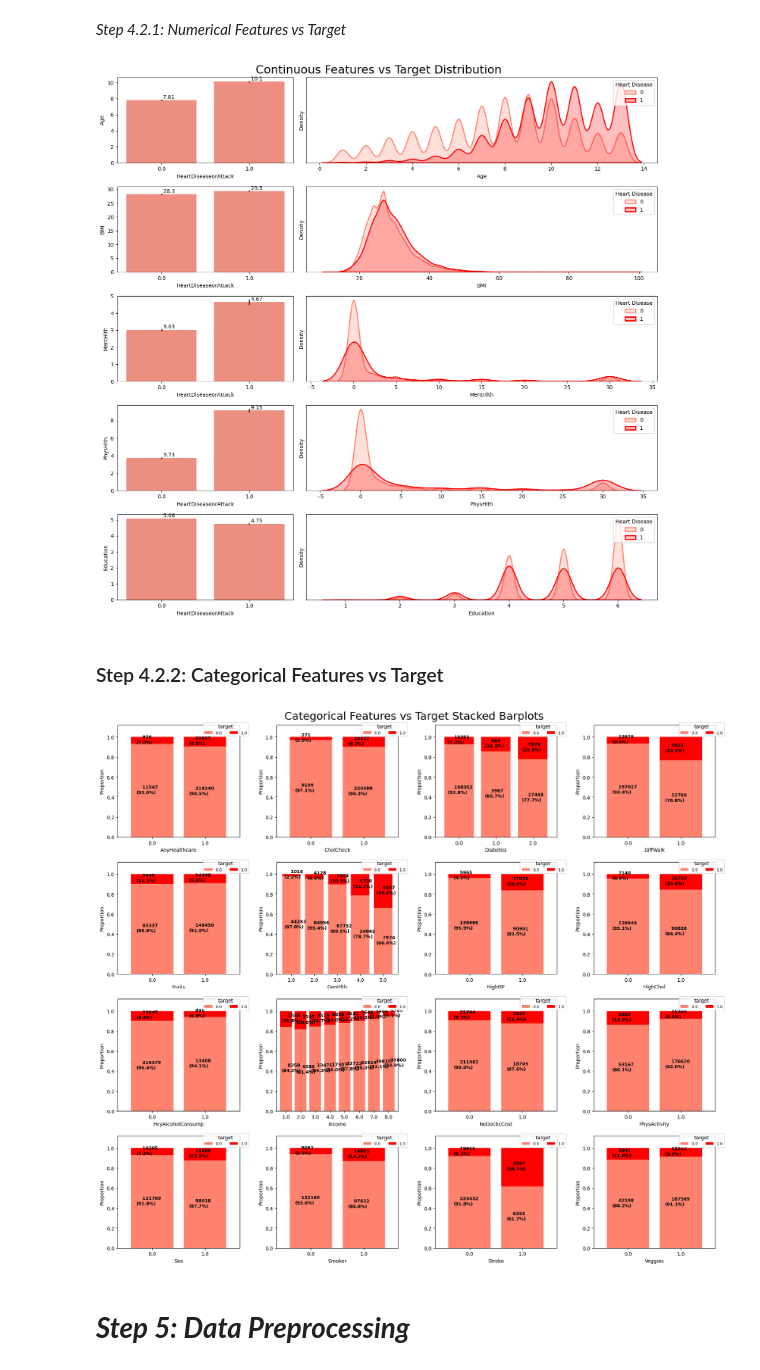
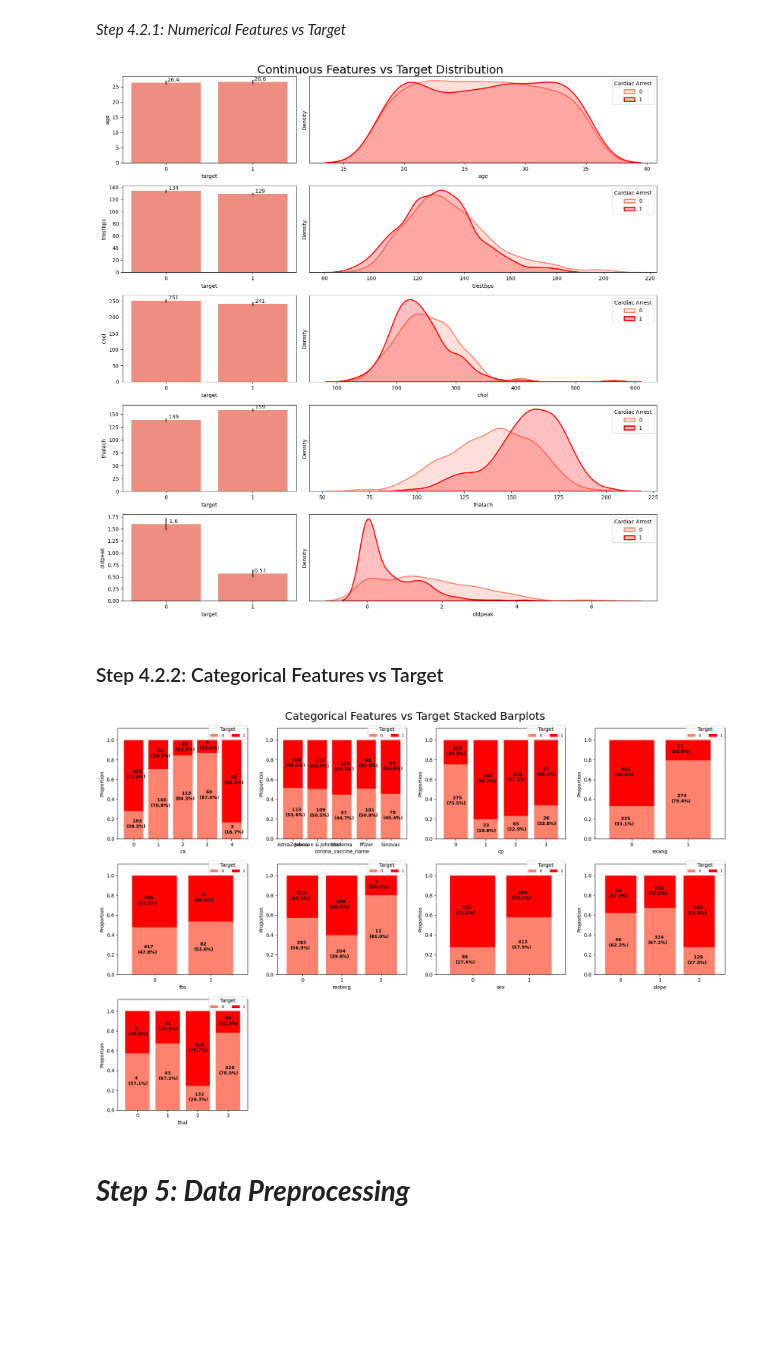
Before and after one commit to Sachin20010517/sca-supervised-prediction-model, a Jupyter notebook: sudden_cardiac_arrest.ipynb, the cells around one changed output. Saved outputs shown, nothing was run; the diff lists cells and outputs as text; code cells hidden in the pictures; blank space fills up the shorter version.

Commit message:
updated the model with new dataset

```diff
--- a/sudden_cardiac_arrest.ipynb
+++ b/sudden_cardiac_arrest.ipynb
@@ -13,6 +13,6 @@ from sklearn.model_selection import train_test_split
 # %% [markdown]
 # ***Step 2: Read Dataset***
 # %%
-sca_df = pd.read_csv('heart_disease_health_indicators_dataset.csv')
+sca_df = pd.read_csv('sudden_cardiac_arrest_dataset.csv')
 sca_df.shape
 # %% [output]
@@ -83,6 +80,6 @@ Number of rows and columns of Training Dataset : (253680, 22)
 # %%
 # Define the continuous features
-continuous_features = ['Age', 'BMI', 'MentHlth', 'PhysHlth', 'Education']
+continuous_features = ['age', 'trestbps', 'chol', 'thalach', 'oldpeak']
 
 # Identify the features to be converted to object data type
 features_to_convert = [feature for feature in sca_df.columns if feature not in continuous_features]
@@ -253,13 +249,13 @@ fig, ax = plt.subplots(len(continuous_features), 2, figsize=(15,15), gridspec_kw
 # Loop through each continuous feature to create barplots and kde plots
 for i, col in enumerate(continuous_features):
     # Barplot showing the mean value of the feature for each target category
-    graph = sns.barplot(data=sca_df, x="HeartDiseaseorAttack", y=col, ax=ax[i,0])
+    graph = sns.barplot(data=sca_df, x="target", y=col, ax=ax[i,0])
 
     # KDE plot showing the distribution of the feature for each target category
-    sns.kdeplot(data=sca_df[sca_df["HeartDiseaseorAttack"]==0], x=col, fill=True, linewidth=2, ax=ax[i,1], label='0')
-    sns.kdeplot(data=sca_df[sca_df["HeartDiseaseorAttack"]==1], x=col, fill=True, linewidth=2, ax=ax[i,1], label='1')
+    sns.kdeplot(data=sca_df[sca_df["target"]==0], x=col, fill=True, linewidth=2, ax=ax[i,1], label='0')
+    sns.kdeplot(data=sca_df[sca_df["target"]==1], x=col, fill=True, linewidth=2, ax=ax[i,1], label='1')
     ax[i,1].set_yticks([])
-    ax[i,1].legend(title='Heart Disease', loc='upper right')
+    ax[i,1].legend(title='Cardiac Arrest', loc='upper right')
 
     # Add mean values to the barplot
     for cont in graph.containers:
@@ -270,18 +266,18 @@ plt.suptitle('Continuous Features vs Target Distribution', fontsize=22)
 plt.tight_layout()
 plt.show()
 # %% [output]
-[figure, old version]
+[figure, new version]
 # %% [markdown]
 ### Step 4.2.2: Categorical Features vs Target
 # %%
 # Remove 'target' from the categorical_features
-categorical_features = [feature for feature in categorical_features if feature != 'HeartDiseaseorAttack']
+categorical_features = [feature for feature in categorical_features if feature != 'target']
 # %%
 import math
 from matplotlib.colors import ListedColormap
 
 # Remove target column from the categorical features
-categorical_features = [feature for feature in categorical_features if feature != 'HeartDiseaseorAttack']
+categorical_features = [feature for feature in categorical_features if feature != 'target']
 
 # Dynamically calculate rows and columns
 n_features = len(categorical_features)
@@ -295,37 +291,37 @@ ax = np.array(ax).reshape(nrows, ncols)
 # Loop through features
 for i, col in enumerate(categorical_features):
     x, y = i // ncols, i % ncols
 
-    cross_tab = pd.crosstab(index=sca_df[col], columns=sca_df['HeartDiseaseorAttack'])
-    cross_tab_prop = pd.crosstab(index=sca_df[col], columns=sca_df['HeartDiseaseorAttack'], normalize='index')
+    cross_tab = pd.crosstab(index=sca_df[col], columns=sca_df['target'])
+    cross_tab_prop = pd.crosstab(index=sca_df[col], columns=sca_df['target'], normalize='index')
 
     cmp = ListedColormap(['#ff826e', 'red'])
 
     cross_tab_prop.plot(kind='bar', ax=ax[x, y], stacked=True, width=0.8,
                         colormap=cmp, legend=False, ylabel='Proportion')
 
     for idx, val in enumerate([*cross_tab.index.values]):
         for (proportion, count, y_location) in zip(cross_tab_prop.loc[val],
                                                    cross_tab.loc[val],
                                                    cross_tab_prop.loc[val].cumsum()):
             ax[x, y].text(x=idx-0.3, y=(y_location - proportion) + (proportion / 2) - 0.03,
                           s=f'    {count}\n({np.round(proportion * 100, 1)}%)',
                           color="black", fontsize=9, fontweight="bold")
 
-    ax[x, y].legend(title='target', loc=(0.7, 0.9), fontsize=8, ncol=2)
+    ax[x, y].legend(title='Target', loc=(0.7, 0.9), fontsize=8, ncol=2)
     ax[x, y].set_ylim([0, 1.12])
     ax[x, y].set_xticklabels(ax[x, y].get_xticklabels(), rotation=0)
 
 # Turn off unused axes
 for i in range(n_features, nrows * ncols):
     row, col = i // ncols, i % ncols
     ax[row, col].axis('off')
 
 plt.suptitle('Categorical Features vs Target Stacked Barplots', fontsize=22)
 plt.tight_layout()
 plt.show()
 # %% [output]
-[figure, old version]
+[figure, new version]
 # %% [markdown]
 # ***Step 5: Data Preprocessing***
 # %% [markdown]
```
Also changed, not shown: parts of 15 cells of this notebook.
